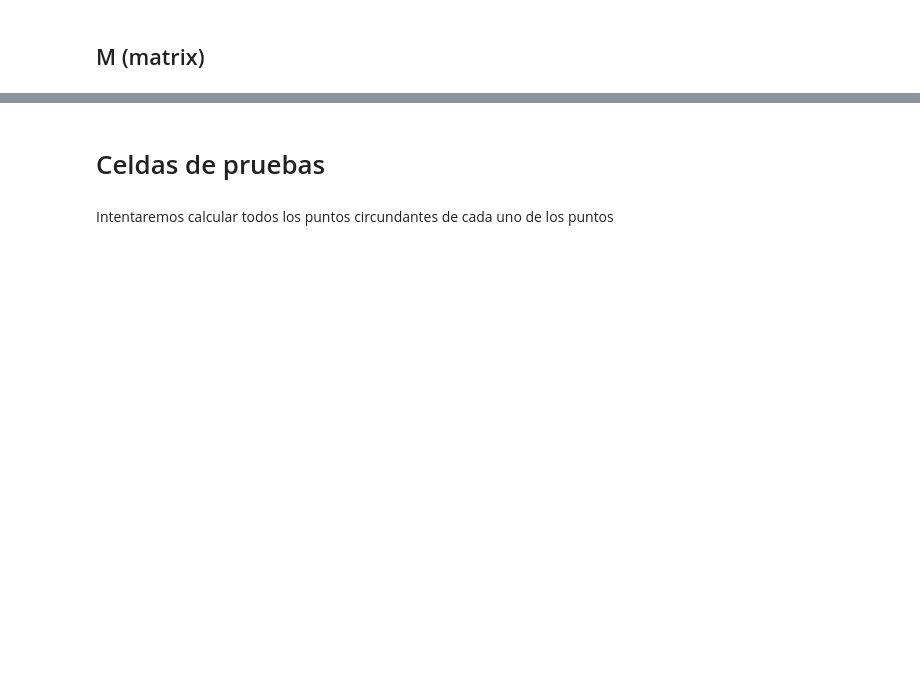
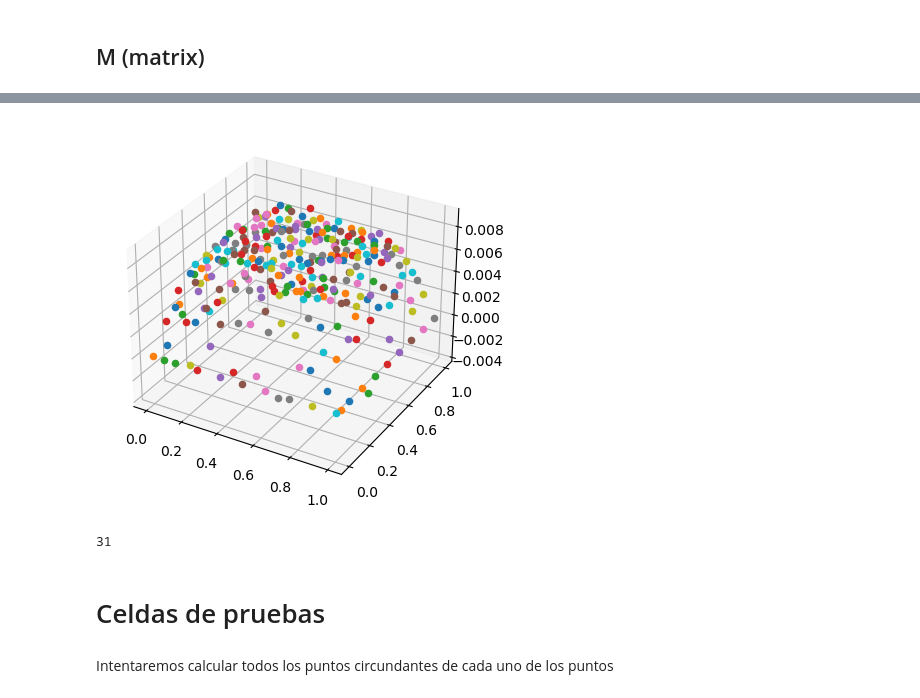
Before and after one commit to Ikanate/MeshfreeFirstAttempt, a Jupyter notebook: Meshfree_AdvancingFront.ipynb, the cells around one changed output, grey strips where cells are left out. Drawn from its saved outputs; the diff is of its cells as text; code cells hidden in the pictures; blank space fills up the shorter version.

```diff
--- a/Meshfree_AdvancingFront.ipynb
+++ b/Meshfree_AdvancingFront.ipynb
@@ -1483,3 +1596,28 @@ Tiempo de ejecucion de todo el programa 10.053905725479126
+# %%
+#print(vec_normal_pts[0])
+#print(vec_normal_pts[0][-1])
+len(lista_a)
+%matplotlib inline
+from mpl_toolkits.mplot3d import axes3d
+import matplotlib.pyplot as plt
+# Creamos la figura
+fig = plt.figure()
+# Creamos el plano 3D
+ax1 = fig.add_subplot(111, projection='3d')
+
+for i in range(0,N_f):
+    if i<N:
+        ax1.scatter(pts_g[0]['pt_f_c'][i,0],pts_g[0]['pt_f_c'][i,1],0)
+    else:
+        ax1.scatter(pts_g[0]['pt_f_c'][i,0],pts_g[0]['pt_f_c'][i,1],lista_a[i][0])
+lista_a[i][0][0]
+plt.show()
+# %% [output]
+[figure, added]
+# %%
+N
+# %% [output]
+31
 # %% [markdown]
 # Celdas de pruebas
 # %% [markdown]
```
Also changed, not shown: parts of 14 cells of this notebook.
